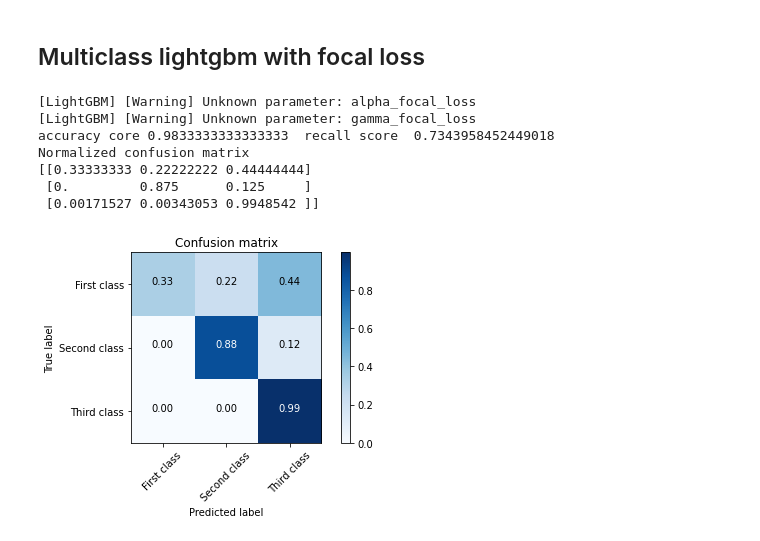
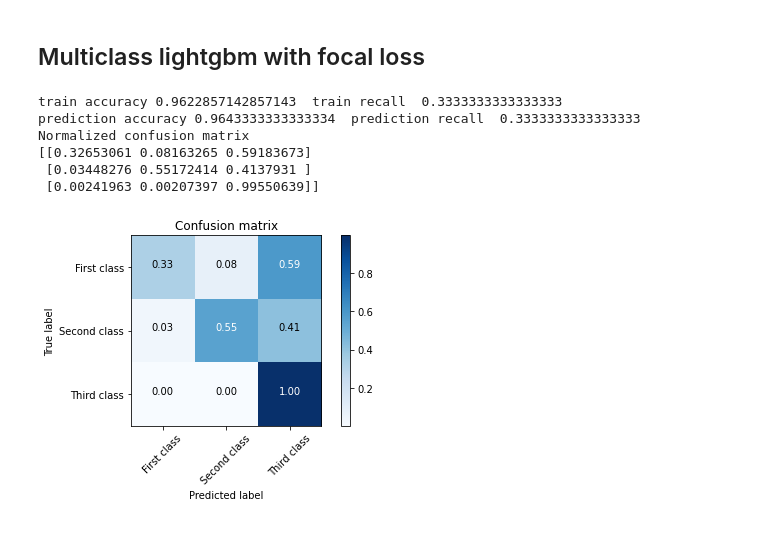
Before and after one commit to lucacarniato/multi-class-lightgbm-with-focal-loss, a Jupyter notebook: ComparingLightGBMClassifiers.ipynb, the cells around one changed output. Saved outputs shown, nothing was run; the diff lists cells and outputs as text; code cells hidden in the pictures.

```diff
--- a/ComparingLightGBMClassifiers.ipynb
+++ b/ComparingLightGBMClassifiers.ipynb
@@ -41,7 +43,7 @@ def plot_confusion_matrix(cm, classes, normalize=False, title='Confusion matrix'
     plt.xlabel('Predicted label')
 # %%
 X, y = make_classification(n_classes=3,
-                           n_samples=2000,
+                           n_samples=10000,
                            n_features=4,
                            n_informative=3,
                            n_redundant=1,
@@ -78,25 +87,35 @@ Normalized confusion matrix
 # %% [markdown]
 ## Multiclass lightgbm with focal loss
 # %%
-model_params = {"alpha_focal_loss": 0.75,
-                "gamma_focal_loss": 1.5}
+loss = FocalLoss(alpha=0., gamma=0.)
+loss_fun = lambda y_true, y_pred: (loss.grad(y_true, special.expit(y_pred)), loss.hess(y_true, special.expit(y_pred)))
+estimator = lgb.LGBMClassifier(objective=loss_fun)
 
-clf = MultiClassLightgbmWithFocalLoss(**model_params)
+clf = OneVsRestClassifierCustomizedLoss(estimator=estimator, loss=loss)
+
+# If using early stopping, uncomment the following three lines
+# eval_metric = lambda y_true, y_pred: ('focal_loss', loss(y_true, special.expit(y_pred)).sum(), False)
+# fit_params = {'eval_set': [(X_test, y_test)], 'eval_metric': eval_metric}
+# clf.fit(X_train, y_train, **fit_params)
+
 clf.fit(X_train, y_train)
 
-y_pred = clf.predict(X_test)
-acc_score = accuracy_score(y_test, y_pred)
-rec_score = recall_score(y_test, y_pred, average='macro')
-print('accuracy core', acc_score,' recall score ', rec_score)
+y_train_pred = clf.predict(X_train)
+acc_score = accuracy_score(y_train, y_train_pred)
+rec_score = recall_score(y_train, y_train_pred, average='macro')
+print('train accuracy', acc_score,' train recall ', rec_score)
+y_test_pred = clf.predict(X_test)
+acc_score = accuracy_score(y_test, y_test_pred)
+rec_score = recall_score(y_test, y_test_pred, average='macro')
+print('prediction accuracy', acc_score,' prediction recall ', rec_score)
 
 cnf_matrix = confusion_matrix(y_test, y_pred, labels=[0,1, 2])
 plot_confusion_matrix(cnf_matrix, classes=['First class','Second class', 'Third class'],normalize=True,  title='Confusion matrix')
 # %% [output]
-[LightGBM] [Warning] Unknown parameter: alpha_focal_loss
-[LightGBM] [Warning] Unknown parameter: gamma_focal_loss
-accuracy core 0.9833333333333333  recall score  0.7343958452449018
+train accuracy 0.9622857142857143  train recall  0.3333333333333333
+prediction accuracy 0.9643333333333334  prediction recall  0.3333333333333333
 Normalized confusion matrix
-[[0.33333333 0.22222222 0.44444444]
- [0.         0.875      0.125     ]
- [0.00171527 0.00343053 0.9948542 ]]
+[[0.32653061 0.08163265 0.59183673]
+ [0.03448276 0.55172414 0.4137931 ]
+ [0.00241963 0.00207397 0.99550639]]
-[figure, old version]
+[figure, new version]
```
Also changed, not shown: parts of 2 cells of this notebook, 2 other files.
